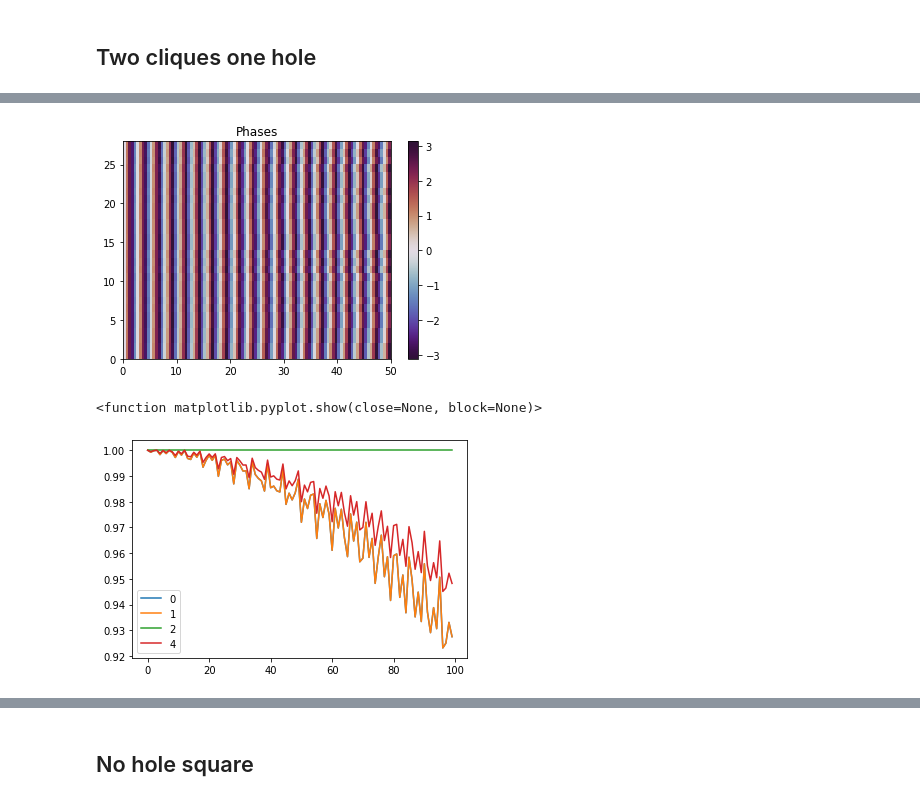
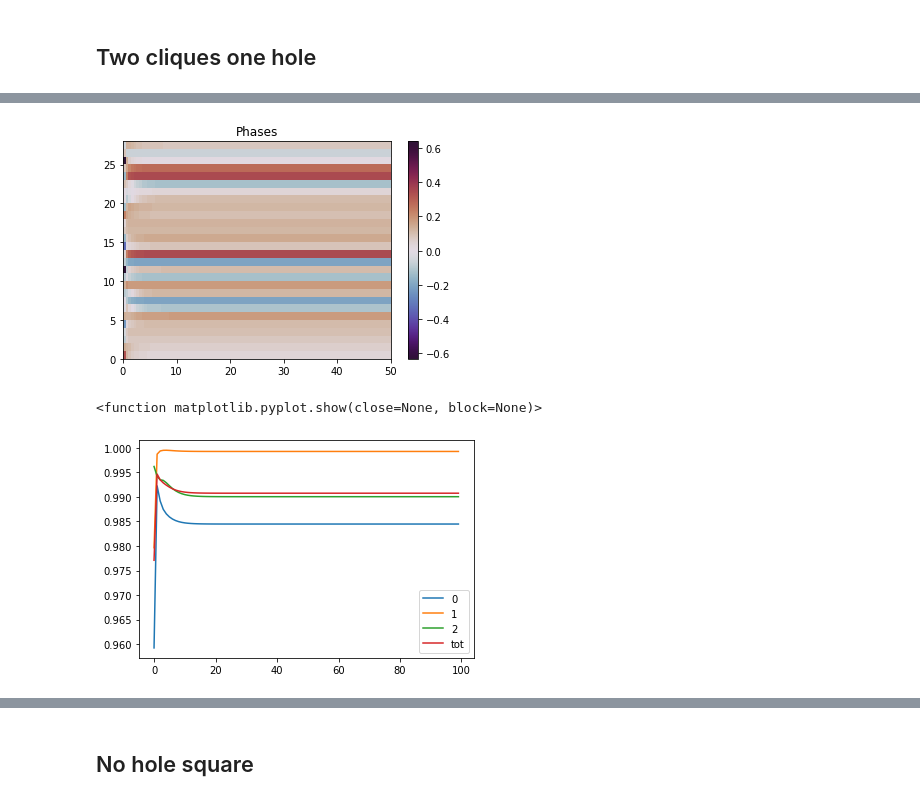
Before and after one commit to arnaudon/simplicial-kuramoto, a Jupyter notebook: notebooks/Edge_Kuramoto_simple_examples.ipynb, the cells around one changed output, grey strips where cells are left out. Cells and saved outputs as stored; diff of their text form; code cells hidden in the pictures.

```diff
--- a/notebooks/Edge_Kuramoto_simple_examples.ipynb
+++ b/notebooks/Edge_Kuramoto_simple_examples.ipynb
@@ -130,26 +134,27 @@ plt.show()
 # %%
 # np.random.seed(4444)
-initial_phase = np.random.uniform(0, 0, Gsc.n_edges)
+# initial_phase = np.random.uniform(0, np.pi, Gsc.n_edges)
+initial_phase = np.random.normal(0, 0.2, Gsc.n_edges)
 
 t_max = 50
 n_t = 100
-alpha_1=np.ones(Gsc.lifted_N1.shape[1])*10
+alpha_1=np.ones(Gsc.lifted_N1.shape[1])*0
 alpha_2 =np.ones(Gsc.lifted_N1.shape[0])*0
 #alpha_2=np.random.uniform(0, 2 * np.pi, Gsc.lifted_N1.shape[0]) # np.ones(Gsc.lifted_N1.shape[0])*np.pi
 
 initial_phase = np.hstack([initial_phase,-initial_phase])
 
 edge_result = integrate_edge_kuramoto(Gsc, initial_phase, t_max, n_t ,alpha_1=alpha_1,alpha_2=alpha_2)
 plot_edge_kuramoto(edge_result)
 # %% [output]
-[figure, old version]
+[figure, new version]
 # %%
-op=module_order_parameter(edge_result.y,edge_community_assignment)
+op=module_order_parameter(edge_result.y,np.hstack([edge_community_assignment,edge_community_assignment]))
 plt.figure()
 plt.plot(op.T)
 # plt.ylim([0,1])
-plt.legend(['0','1','2','4'])
+plt.legend(['0','1','2','tot'])
 plt.show
 # %% [output]
 <function matplotlib.pyplot.show(close=None, block=None)>
-[figure, old version]
+[figure, new version]
```
Also changed, not shown: parts of 16 cells of this notebook.
